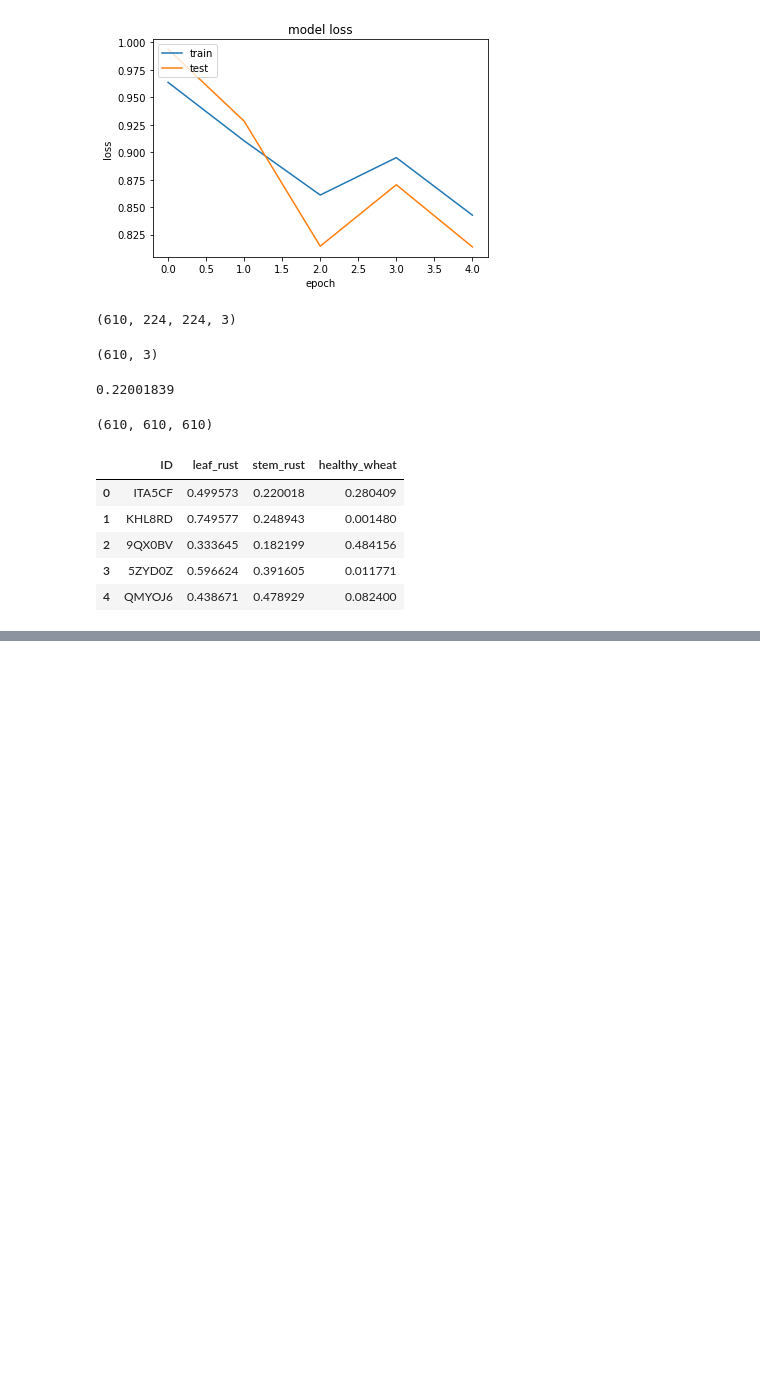
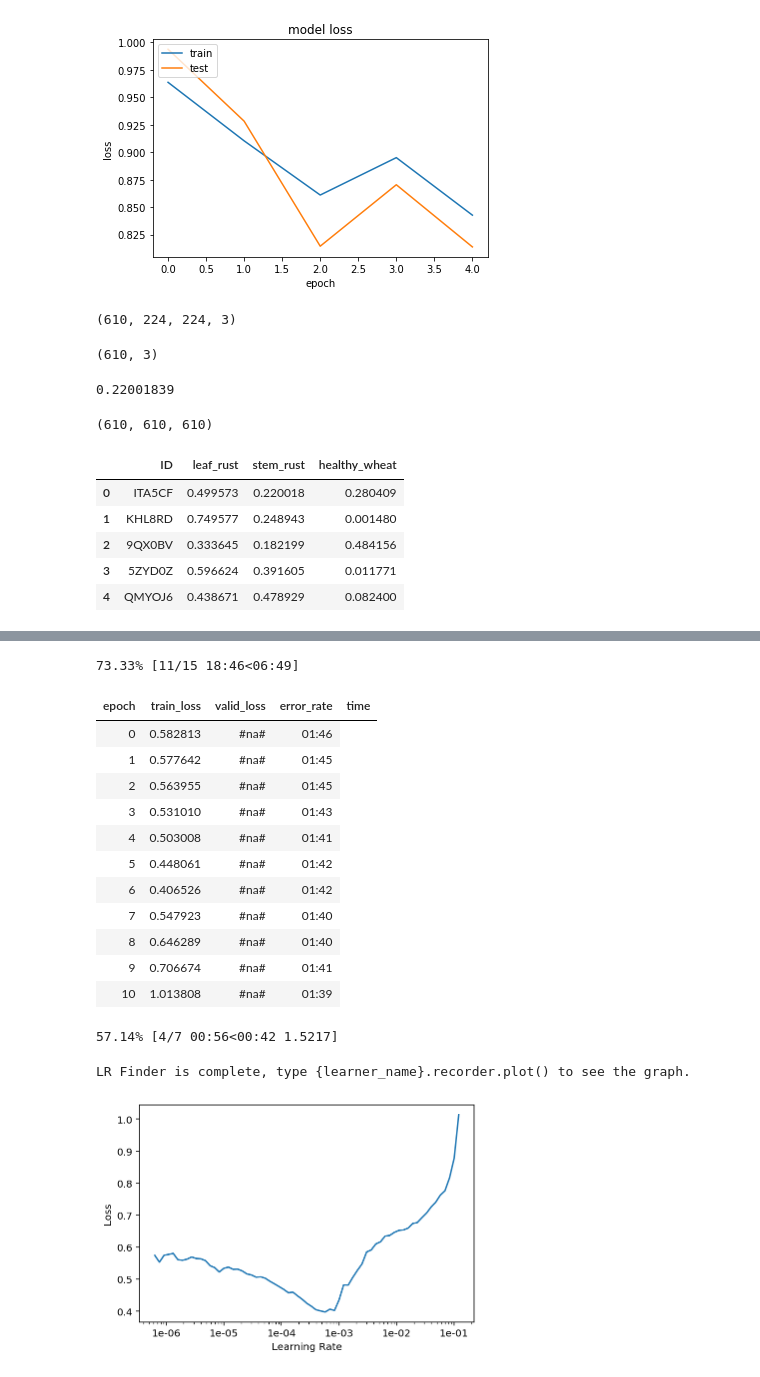
Before and after one commit to elishatofunmi/Challenge, a Jupyter notebook: icpr.ipynb, the cells around one changed output, grey strips where cells are left out. Cells and saved outputs as stored; diff of their text form; code cells hidden in the pictures; blank space fills up the shorter version.

```diff
--- a/icpr.ipynb
+++ b/icpr.ipynb
@@ -559,0 +626,14 @@ for batch_idx, (data, target) in enumerate(load_dataset()):
+# %%
+from fastai.basics import *
+from fastai.vision import *
+import numpy as np
+np.random.seed(42)
+
+path = '/content/train'
+data = ImageDataBunch.from_folder(path, train='.', valid_pct=0.2,
+ds_tfms=get_transforms(), size=224, num_workers=4).normalize(imagenet_stats)
+# %%
+
+
+from fastai.metrics import error_rate # 1 - accuracy
+learn = create_cnn(data, models.resnet50, metrics=error_rate)
@@ -559,0 +643,3 @@ for batch_idx, (data, target) in enumerate(load_dataset()):
+# %%
+defaults.device = torch.device('cuda') # makes sure the gpu is used
+learn.fit_one_cycle(4)
@@ -559,0 +652,21 @@ for batch_idx, (data, target) in enumerate(load_dataset()):
+# %%
+learn.unfreeze() # must be done before calling lr_find
+learn.lr_find()
+learn.recorder.plot()
+# %% [output]
+73.33% [11/15 18:46<06:49]
+| epoch | train_loss | valid_loss | error_rate | time |
+| 0 | 0.582813 | #na# | 01:46 |
+| 1 | 0.577642 | #na# | 01:45 |
+| 2 | 0.563955 | #na# | 01:45 |
+| 3 | 0.531010 | #na# | 01:43 |
+| 4 | 0.503008 | #na# | 01:41 |
+| 5 | 0.448061 | #na# | 01:42 |
+| 6 | 0.406526 | #na# | 01:42 |
+| 7 | 0.547923 | #na# | 01:40 |
+| 8 | 0.646289 | #na# | 01:40 |
+| 9 | 0.706674 | #na# | 01:41 |
+| 10 | 1.013808 | #na# | 01:39 |
+57.14% [4/7 00:56<00:42 1.5217]
+LR Finder is complete, type {learner_name}.recorder.plot() to see the graph.
+[figure, added]
```
Also changed, not shown: parts of 32 cells of this notebook.
